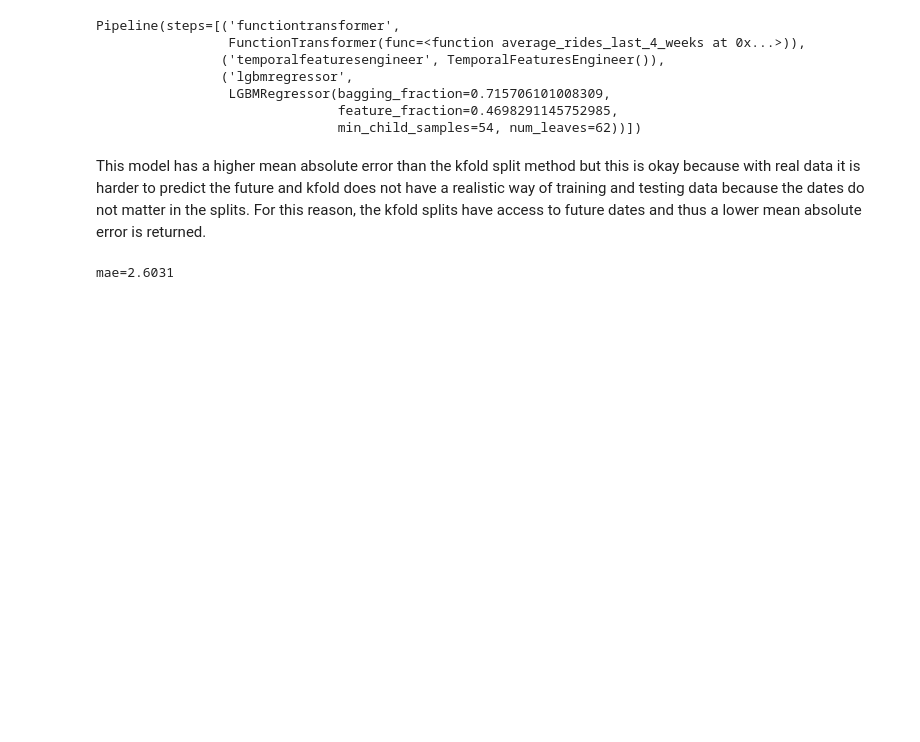
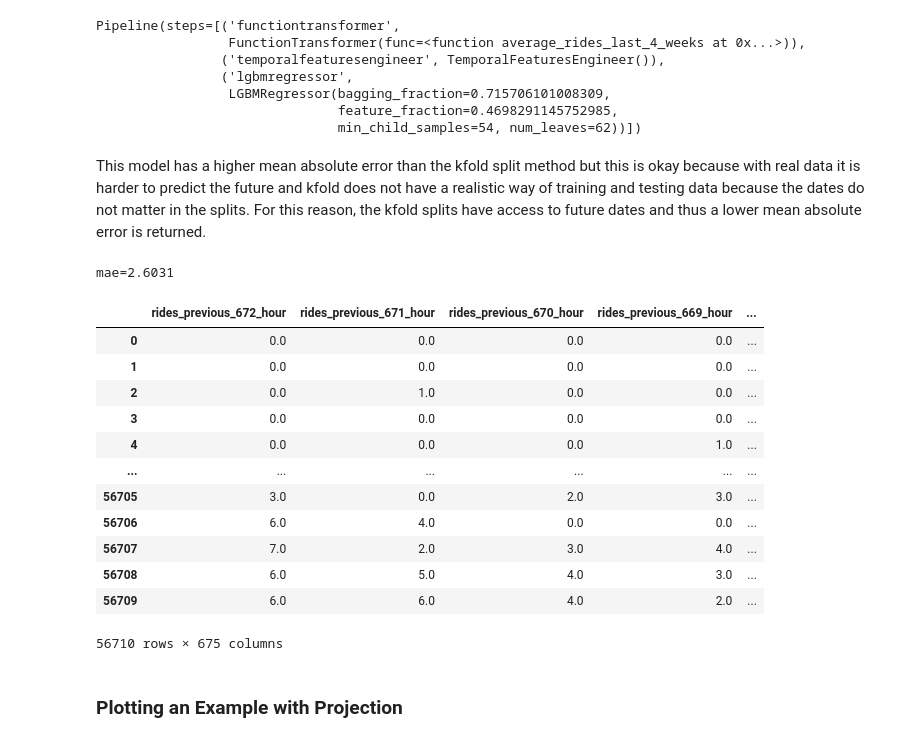
Before and after one commit to ryslipe/taxi_demand_predictor, a Jupyter notebook: notebooks/10_lightgbm_with_hyperparameter_tuning.ipynb, the cells around one changed output. Cells and saved outputs as stored; diff of their text form; code cells hidden in the pictures; blank space fills up the shorter version.

```diff
--- a/notebooks/10_lightgbm_with_hyperparameter_tuning.ipynb
+++ b/notebooks/10_lightgbm_with_hyperparameter_tuning.ipynb
@@ -365,3 +365,21 @@ mae = mean_absolute_error(y_test, preds)
 print(f'{mae=:.4f}')
 # %% [output]
 mae=2.6031
+# %%
+X_test
+# %% [output]
+|  | rides_previous_672_hour | rides_previous_671_hour | rides_previous_670_hour | rides_previous_669_hour | ... |
+| 0 | 0.0 | 0.0 | 0.0 | 0.0 | ... |
+| 1 | 0.0 | 0.0 | 0.0 | 0.0 | ... |
+| 2 | 0.0 | 1.0 | 0.0 | 0.0 | ... |
+| 3 | 0.0 | 0.0 | 0.0 | 0.0 | ... |
+| 4 | 0.0 | 0.0 | 0.0 | 1.0 | ... |
+| ... | ... | ... | ... | ... | ... |
+| 56705 | 3.0 | 0.0 | 2.0 | 3.0 | ... |
+| 56706 | 6.0 | 4.0 | 0.0 | 0.0 | ... |
+| 56707 | 7.0 | 2.0 | 3.0 | 4.0 | ... |
+| 56708 | 6.0 | 5.0 | 4.0 | 3.0 | ... |
+| 56709 | 6.0 | 6.0 | 4.0 | 2.0 | ... |
+56710 rows × 675 columns
+# %% [markdown]
+### Plotting an Example with Projection
```
Also changed, not shown: parts of 2 cells of this notebook, 24 other files.
